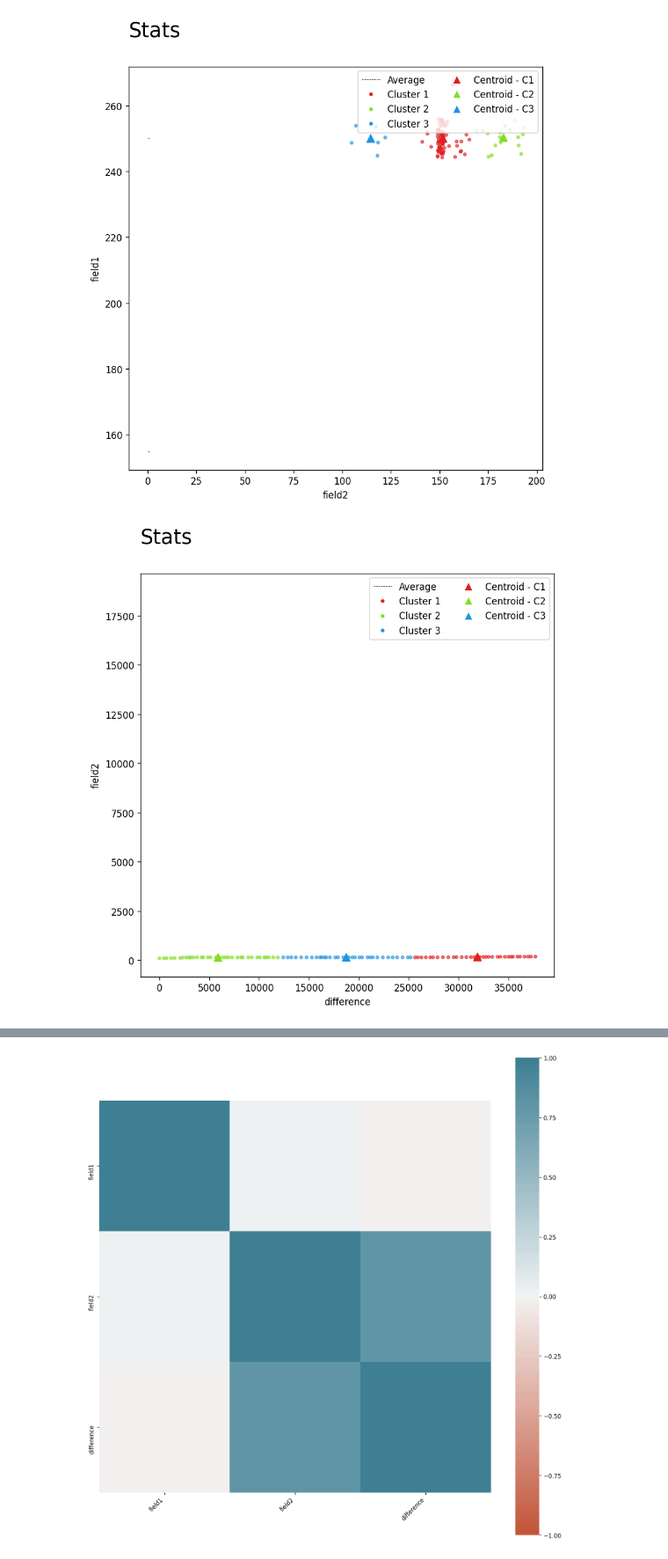
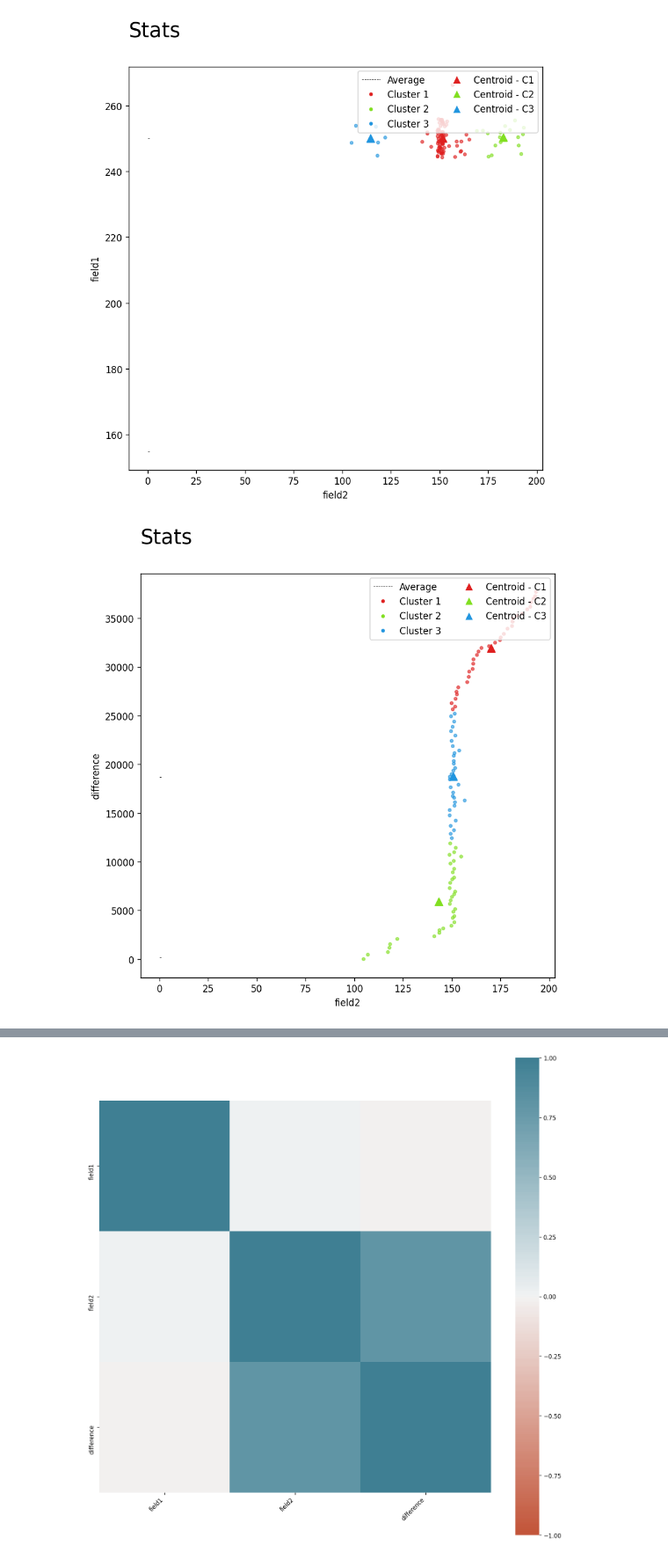
Before and after one commit to shuklasaharsh/IOT_Temperatur_ESP8266, a Jupyter notebook: Notebook/Time predictor backend.ipynb, the cells around one changed output, grey strips where cells are left out. Shown at 88% size. Cells and saved outputs as stored; diff of their text form; code cells hidden in the pictures.

```diff
--- a/Notebook/Time predictor backend.ipynb
+++ b/Notebook/Time predictor backend.ipynb
@@ -864,6 +864,6 @@ get_Centroid_plot(df2, 'field2', 'field1')
 # %% [output]
 [figure]
 # %%
-get_Centroid_plot(df2, 'difference', 'field2')
+get_Centroid_plot(df2, 'field2', 'difference')
 # %% [output]
-[figure, old version]
+[figure, new version]
```
Also changed, not shown: parts of 1 cell of this notebook.
